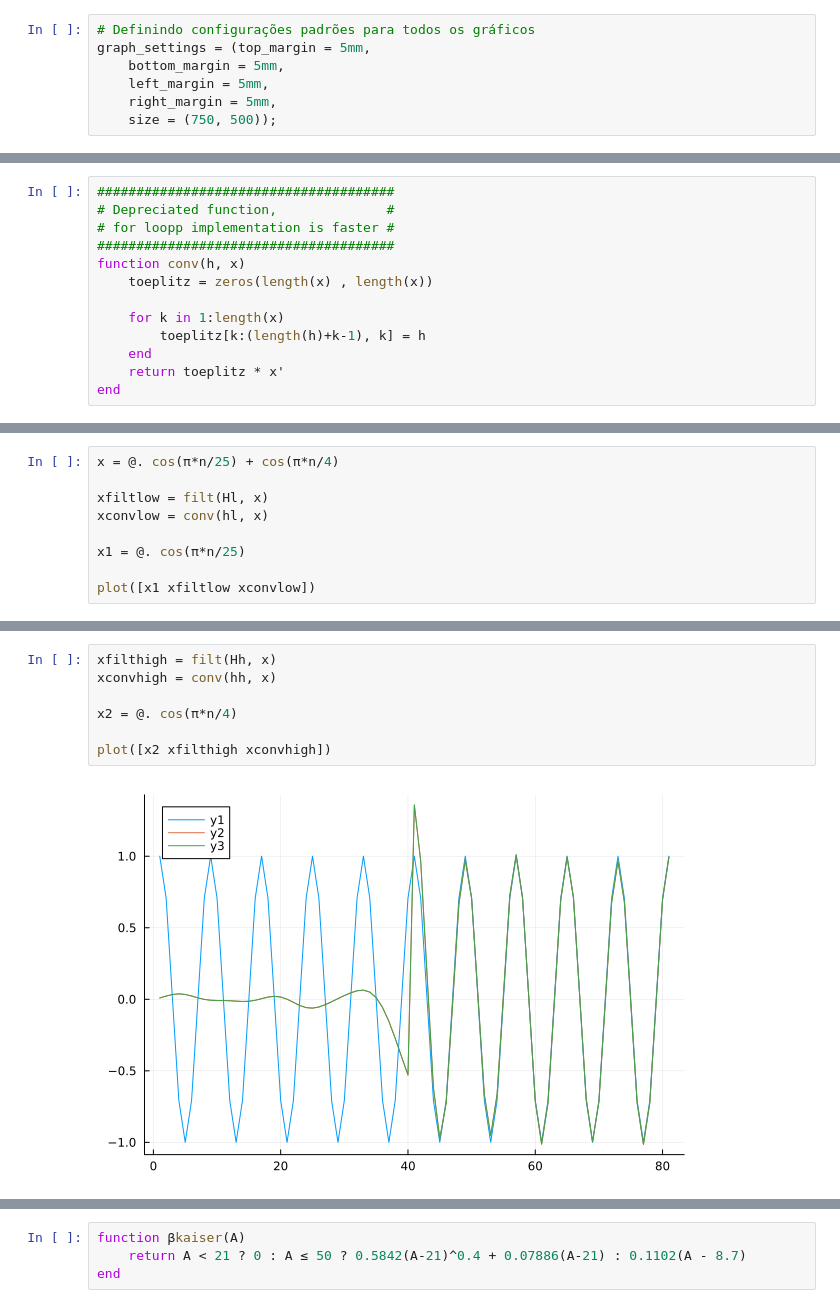
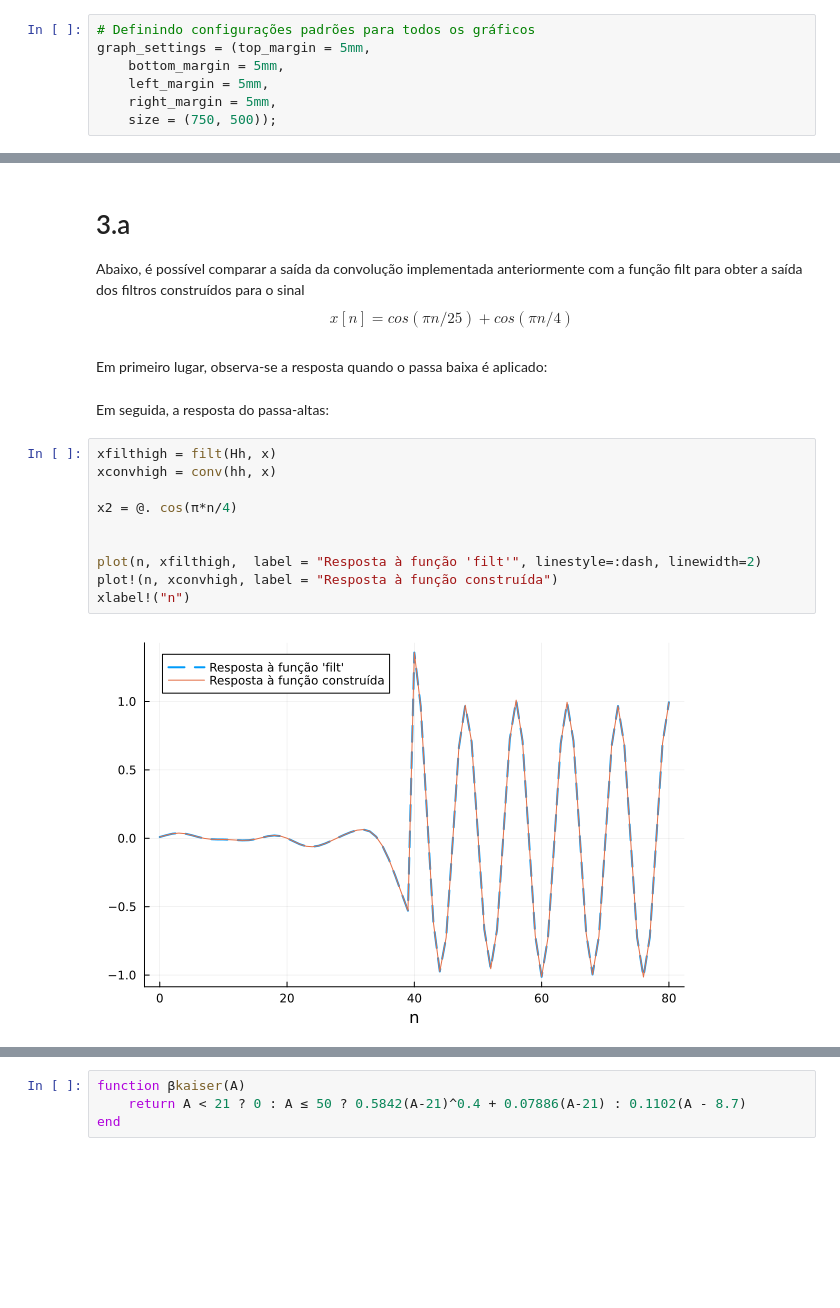
Before and after one commit to HenriqueLefundes/EP2_PES, a Jupyter notebook: EP2.ipynb, the cells around one changed output, grey strips where cells are left out. Drawn from its saved outputs; the diff is of its cells as text; blank space fills up the shorter version.

```diff
--- a/EP2.ipynb
+++ b/EP2.ipynb
@@ -35,13 +42,0 @@ plot(n, hh)
-# %%
-######################################
-# Depreciated function,              #
-# for loopp implementation is faster #
-######################################
-function conv(h, x)
-    toeplitz = zeros(length(x) , length(x))
-
-    for k in 1:length(x)
-        toeplitz[k:(length(h)+k-1), k] = h
-    end
-    return toeplitz * x'
-end
@@ -71,9 +62,0 @@ conv (generic function with 2 methods)
-# %%
-x = @. cos(π*n/25) + cos(π*n/4)
-
-xfiltlow = filt(Hl, x)
-xconvlow = conv(hl, x)
-
-x1 = @. cos(π*n/25)
-
-plot([x1 xfiltlow xconvlow])
@@ -82,9 +63,19 @@ plot([x1 xfiltlow xconvlow])
+# %% [markdown]
+# 3.a
+Abaixo, é possível comparar a saída da convolução implementada anteriormente com a função filt para obter a saída dos filtros construídos para o sinal $$x[n] = cos(\pi n /25) + cos(\pi n /4)$$
+# %% [markdown]
+Em primeiro lugar, observa-se a resposta quando o passa baixa é aplicado:
+# %% [markdown]
+Em seguida, a resposta do passa-altas:
 # %%
 xfilthigh = filt(Hh, x)
 xconvhigh = conv(hh, x)
 
 x2 = @. cos(π*n/4)
 
-plot([x2 xfilthigh xconvhigh])
+
+plot(n, xfilthigh,  label = "Resposta à função 'filt'", linestyle=:dash, linewidth=2)
+plot!(n, xconvhigh, label = "Resposta à função construída")
+xlabel!("n")
 # %% [output]
-[figure, old version]
+[figure, new version]
```
Also changed, not shown: parts of 38 cells of this notebook.
